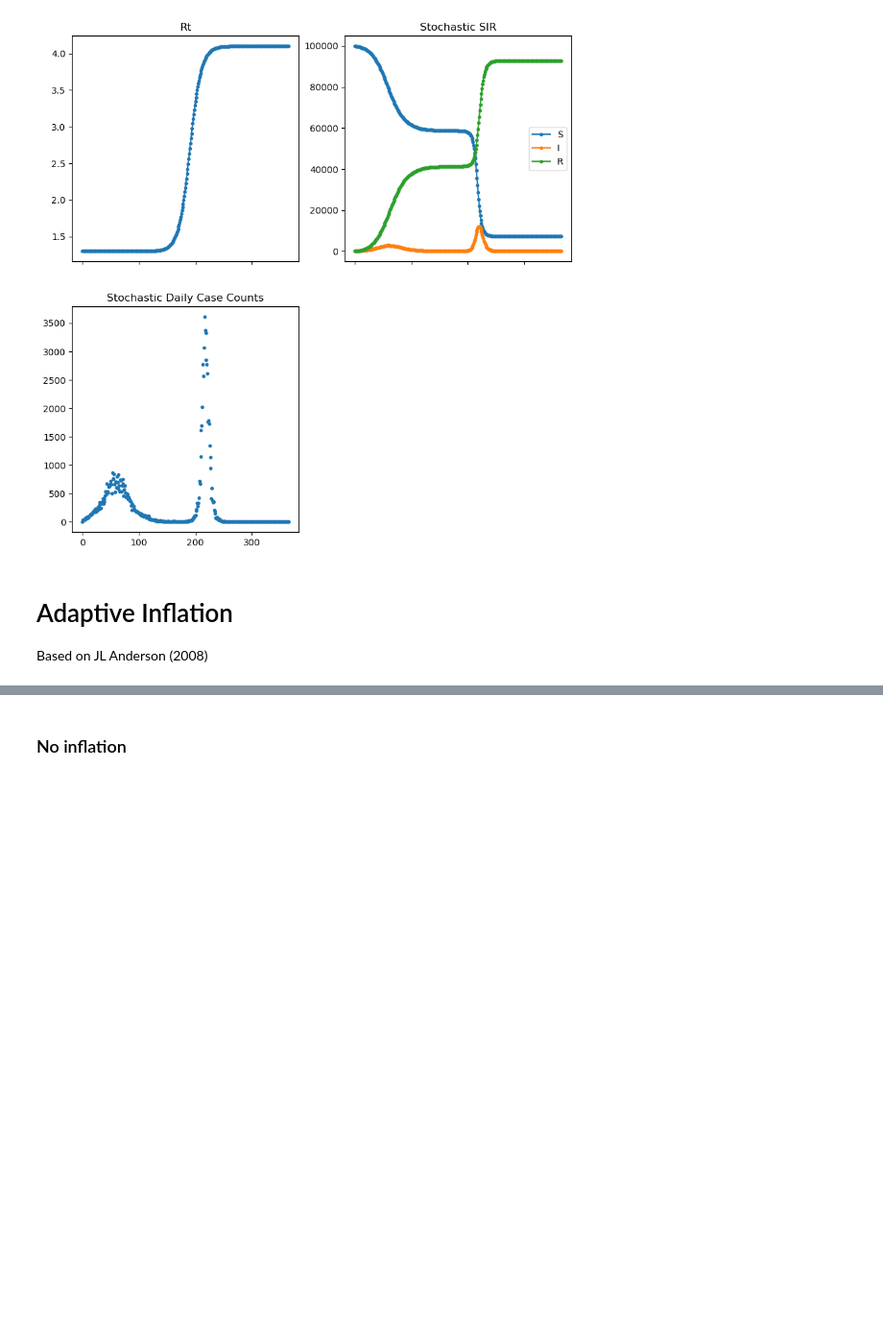
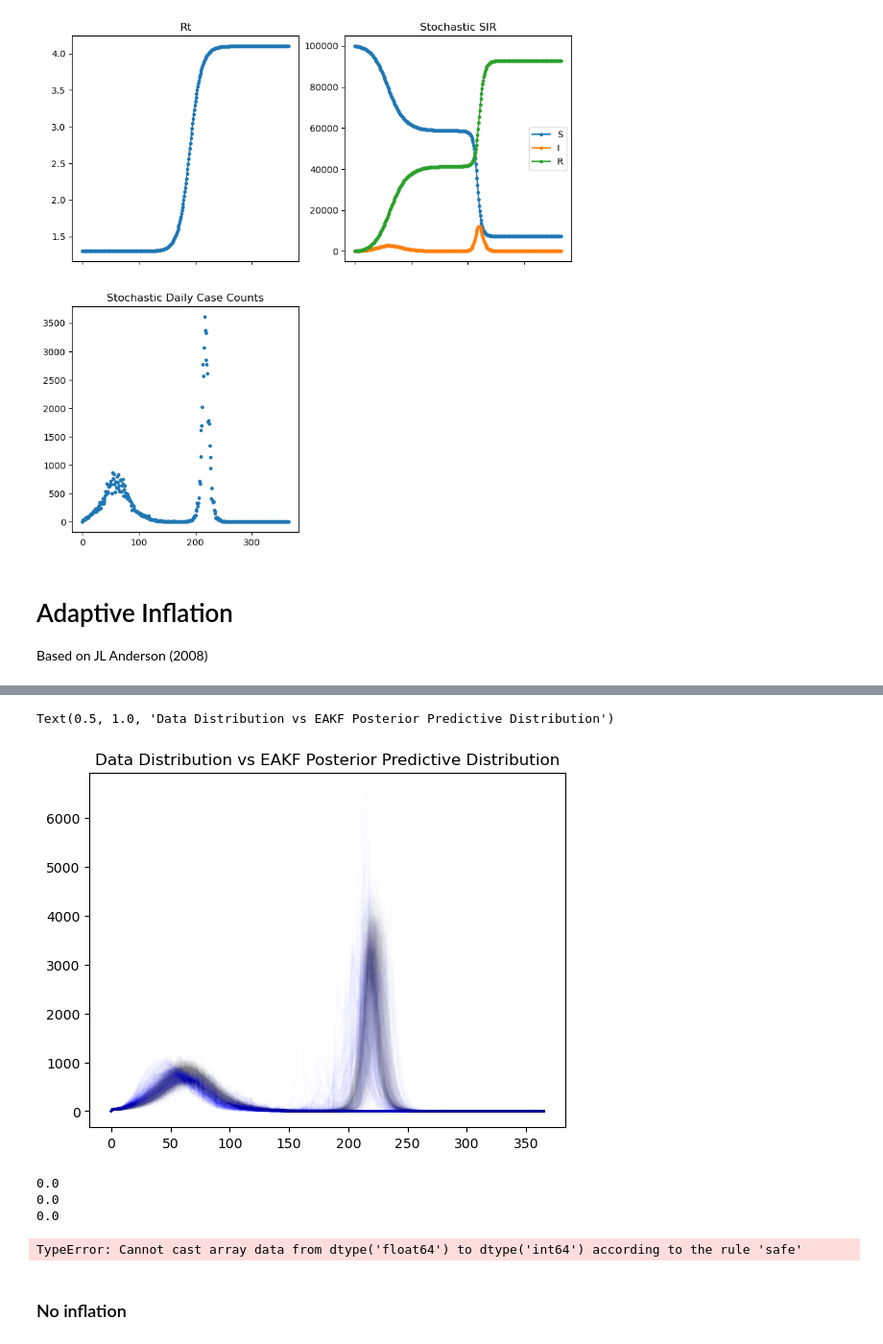
Before and after one commit to hwunrow/epykalman, a Jupyter notebook: sandbox/adaptive_inflation.ipynb, the cells around one changed output, grey strips where cells are left out. Shown at 96% size. Saved outputs shown, nothing was run; the diff lists cells and outputs as text; code cells hidden in the pictures; blank space fills up the shorter version.

```diff
--- a/sandbox/adaptive_inflation.ipynb
+++ b/sandbox/adaptive_inflation.ipynb
@@ -566,3 +162,39 @@ IndexError: tuple index out of range
+# %%
+num_real = 300
+
+data_distribution = np.zeros(shape = data.i.shape)
+
+for _ in range(num_real):
+    a = simulate_data.simulate_data(**true_params, add_noise=True, noise_param=1/50)
+    data_distribution = np.vstack((data_distribution, a.i))
+
+data_distribution = np.delete(data_distribution, (0), axis=0)
+# %%
+_, _, _, i_ppc = kf.free_sim(np.asarray([θ.beta for θ in kf.θ_list]))
+
+fig, ax = plt.subplots()
+ax.plot(data_distribution.T, color="gray", alpha = 0.01)
+ax.plot(i_ppc, color="blue", alpha = 0.01)
+ax.set_title("Data Distribution vs EAKF Posterior Predictive Distribution")
+# %% [output]
+Text(0.5, 1.0, 'Data Distribution vs EAKF Posterior Predictive Distribution')
+[figure, added]
+# %%
+for t in [25, 50, 225]:
+    kl = 0
+    for x in np.unique(data_distribution.T[t,:]):
+        px = len(data_distribution.T[t,:] == x) / num_real
+        qx = len(i_ppc[t,:] == x) / i_ppc.shape[1]
+        kl += px * np.log(px/qx)
+    print(kl)
+# %% [output]
+0.0
+0.0
+0.0
+# %%
+data.
+# %% [output]
+TypeError: Cannot cast array data from dtype('float64') to dtype('int64') according to the rule 'safe'
 # %%
 # post_i = np.array([x.i for x in x_list])
 # innovation = np.abs(np.mean(post_i, 1) - np.array([data.i[:-1]])) / np.array([data.i[:-1]])
```
Also changed, not shown: parts of 20 cells of this notebook.
